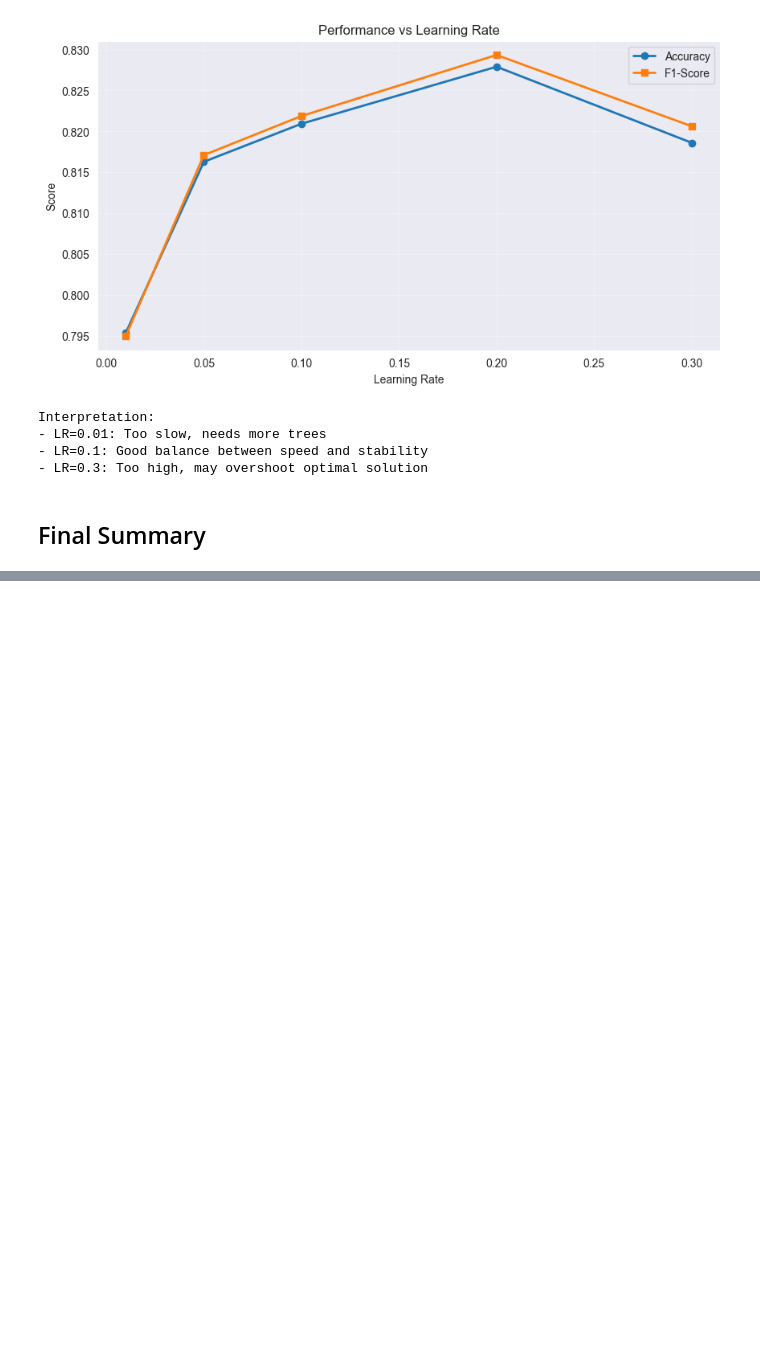
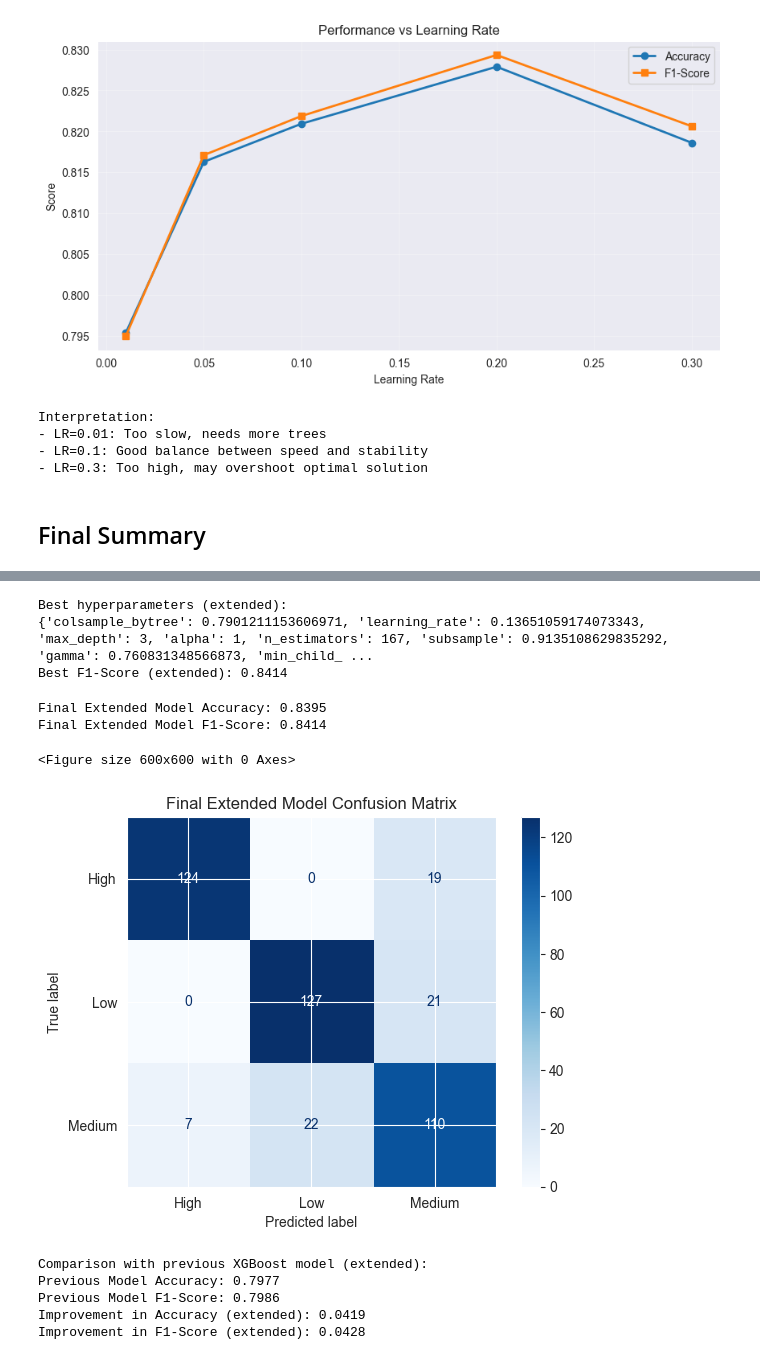
Before and after one commit to 03vladd/ML, a Jupyter notebook: Lab2.ipynb, the cells around one changed output, grey strips where cells are left out. Saved outputs shown, nothing was run; the diff lists cells and outputs as text; code cells hidden in the pictures; blank space fills up the shorter version.

```diff
--- a/Lab2.ipynb
+++ b/Lab2.ipynb
@@ -923,0 +1058,3 @@ Key Findings:
+# %%
+study_extended = optuna.create_study(direction='maximize')
+study_extended.optimize(objective_extended, n_trials=100)
@@ -923,0 +1079,8 @@ Key Findings:
+# %%
+print("Best hyperparameters (extended):")
+print(study_extended.best_params)
+print(f"Best F1-Score (extended): {study_extended.best_value:.4f}")
+# %% [output]
+Best hyperparameters (extended):
+{'colsample_bytree': 0.7901211153606971, 'learning_rate': 0.13651059174073343, 'max_depth': 3, 'alpha': 1, 'n_estimators': 167, 'subsample': 0.9135108629835292, 'gamma': 0.760831348566873, 'min_child_ ...
+Best F1-Score (extended): 0.8414
@@ -923,0 +1089,19 @@ Key Findings:
+# %%
+best_params_extended = study_extended.best_params
+final_model_extended = xgb.XGBClassifier(
+    objective='multi:softprob',
+    num_class=3,
+    **best_params_extended,
+    random_state=42,
+    eval_metric='mlogloss'
+)
+final_model_extended.fit(X_train_20, y_train_20)
+y_final_pred_extended = final_model_extended.predict(X_test_20)
+# %%
+final_f1_extended = f1_score(y_test_20, y_final_pred_extended, average='weighted')
+final_accuracy_extended = accuracy_score(y_test_20, y_final_pred_extended)
+print(f"Final Extended Model Accuracy: {final_accuracy_extended:.4f}")
+print(f"Final Extended Model F1-Score: {final_f1_extended:.4f}")
+# %% [output]
+Final Extended Model Accuracy: 0.8395
+Final Extended Model F1-Score: 0.8414
@@ -923,0 +1110,9 @@ Key Findings:
+# %%
+cm_final_extended = confusion_matrix(y_test_20, y_final_pred_extended)
+plt.figure(figsize=(6, 6))
+ConfusionMatrixDisplay(cm_final_extended, display_labels=le.classes_).plot(cmap='Blues')
+plt.title('Final Extended Model Confusion Matrix')
+plt.show()
+# %% [output]
+<Figure size 600x600 with 0 Axes>
+[figure, added]
@@ -923,0 +1121,16 @@ Key Findings:
+# %%
+print("\nComparison with previous XGBoost model (extended):")
+prev_accuracy = accuracy_score(y_test_20, y_pred_20)
+prev_f1 = f1_score(y_test_20, y_pred_20, average='weighted')
+print(f"Previous Model Accuracy: {prev_accuracy:.4f}")
+print(f"Previous Model F1-Score: {prev_f1:.4f}")
+improvement_acc_extended = final_accuracy_extended - prev_accuracy
+improvement_f1_extended = final_f1_extended - prev_f1
+print(f"Improvement in Accuracy (extended): {improvement_acc_extended:.4f}")
+print(f"Improvement in F1-Score (extended): {improvement_f1_extended:.4f}")
+# %% [output]
+Comparison with previous XGBoost model (extended):
+Previous Model Accuracy: 0.7977
+Previous Model F1-Score: 0.7986
+Improvement in Accuracy (extended): 0.0419
+Improvement in F1-Score (extended): 0.0428
```
Also changed, not shown: parts of 32 cells of this notebook.
